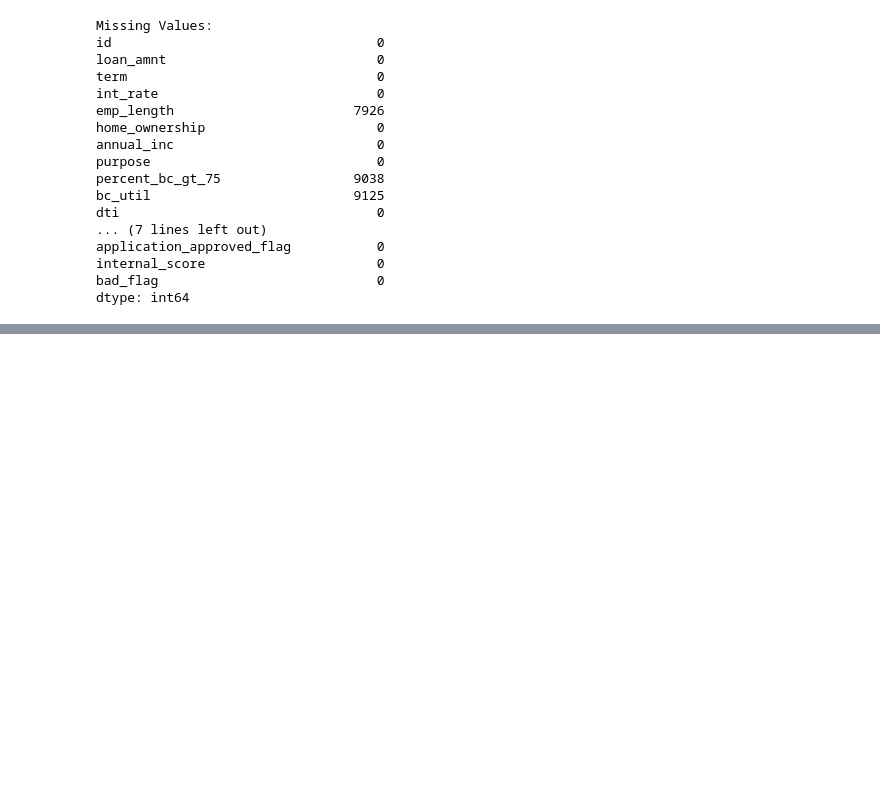
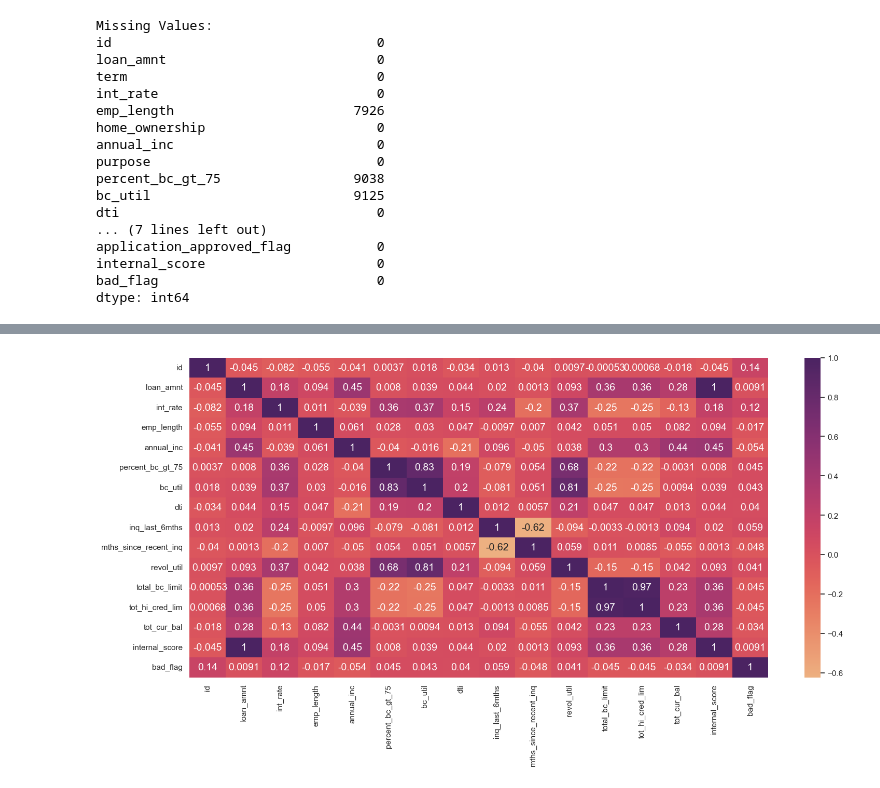
Before and after one commit to swatipadhee/Loan, a Jupyter notebook: EDA.ipynb, the cells around one changed output, grey strips where cells are left out. Saved outputs shown, nothing was run; the diff lists cells and outputs as text; code cells hidden in the pictures; blank space fills up the shorter version.

```diff
--- a/EDA.ipynb
+++ b/EDA.ipynb
@@ -580,0 +590,2 @@ df_2 = df_2.drop(columns=['mths_since_last_major_derog'])
+# %%
+df_3= df_2.copy()
@@ -580,0 +642,8 @@ df_2 = df_2.drop(columns=['mths_since_last_major_derog'])
+# %%
+numerical_df3 = df_3.select_dtypes(include=['number'])
+# Calculate correlations
+correlation_matrix = numerical_df3.corr()
+
+# Display the correlation matrix
+print("Numerical Columns Correlation Matrix:")
+correlation_matrix
@@ -580,0 +670,9 @@ df_2 = df_2.drop(columns=['mths_since_last_major_derog'])
+# %%
+numerical_df3 = numerical_df3.drop(columns=['application_approved_flag']) # Redundant feature
+# %%
+fig, ax = plt.subplots( figsize = (18,8) )
+corr_matrix = numerical_df3.corr()
+corr_heatmap = sns.heatmap( corr_matrix, cmap = "flare", annot=True, ax=ax, annot_kws={"size": 14})
+plt.show()
+# %% [output]
+[figure, added]
```
Also changed, not shown: parts of 8 cells of this notebook.
